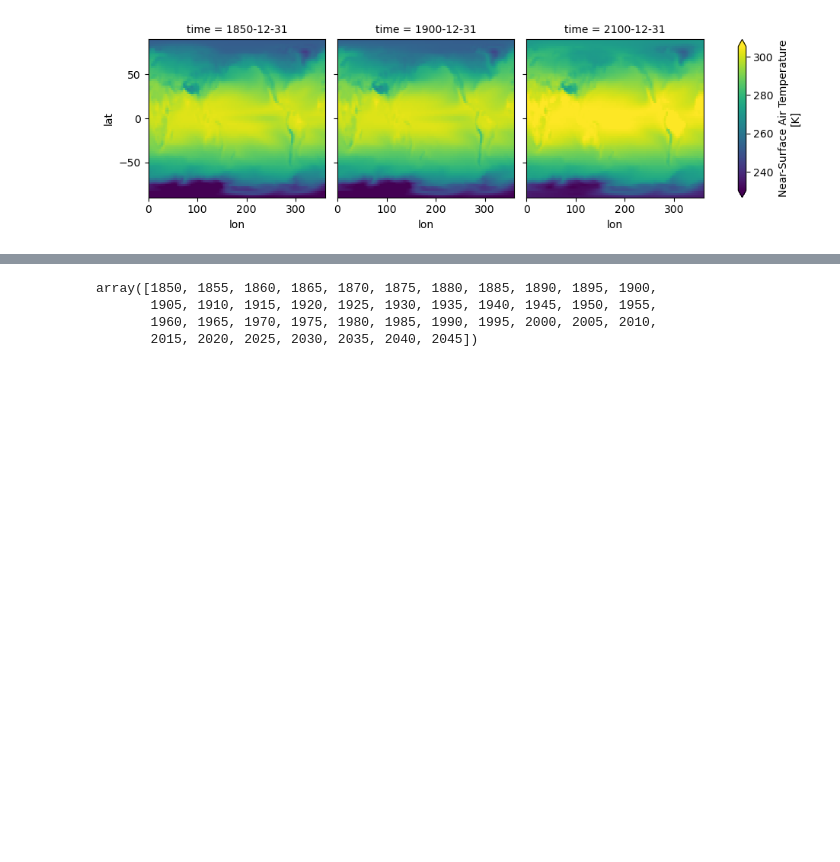
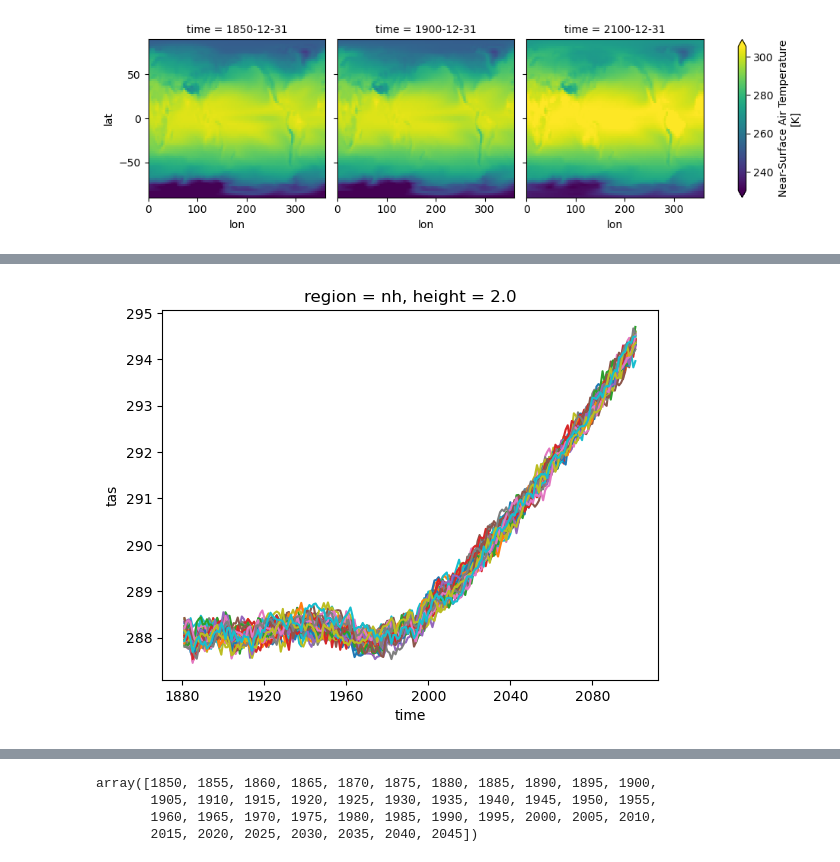
Before and after one commit to alexborowiak/time_of_emergene_drafts, a Jupyter notebook: toplevel_notebooks/03_pt2_base_period_delays.ipynb, the cells around one changed output, grey strips where cells are left out. Cells and saved outputs as stored; diff of their text form; code cells hidden in the pictures; blank space fills up the shorter version.

```diff
--- a/toplevel_notebooks/03_pt2_base_period_delays.ipynb
+++ b/toplevel_notebooks/03_pt2_base_period_delays.ipynb
@@ -344,0 +269,3 @@ from toe_calc_variations import fga, ks, sn_ratio
+# %%
+weights_da = toe_data_analysis.compute_weights(data_raw_ds)
+weights_da
@@ -344,0 +285,22 @@ from toe_calc_variations import fga, ks, sn_ratio
+# %%
+region_store = []
+for region in list(regions):
+    region_name = region.value.name
+    lat_slice = region.value.latlon
+
+    ds_region = data_raw_ds.sel(lat=lat_slice).expand_dims({'region': [region_name]})
+
+    if region_name in ['land', 'ocean']:
+        mask_to_use_ds = lsm_ds if region_name == 'land' else xr.where(lsm_ds, 0, 1)
+
+        ds_region = ds_region.where(mask_to_use_ds)
+    region_store.append(ds_region)
+# %%
+all_region_ds = xr.concat(region_store, dim='region').compute()
+# %%
+region_mean_ds = all_region_ds.weighted(weights_da).mean(dim=['lat', 'lon']).compute()
+region_mean_ds = region_mean_ds.sel(time=slice('1880', None))
+# %%
+region_mean_ds.isel(region=3).plot(hue='member', add_legend=False);
+# %% [output]
+[figure, added]
```
Also changed, not shown: parts of 87 cells of this notebook, 5 other files.
